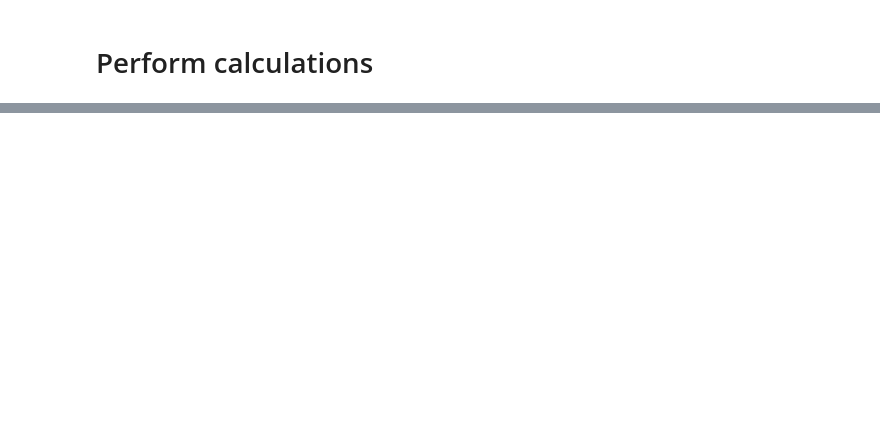
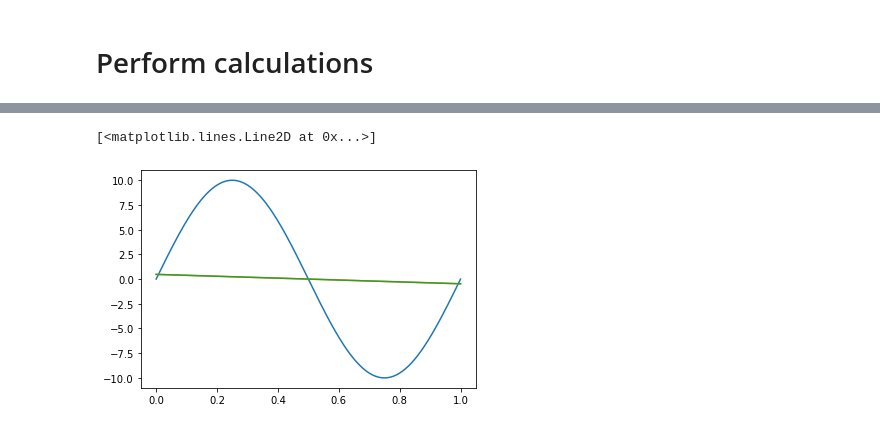
Before and after one commit to dibondar/QControlPolyOpt, a Jupyter notebook: demo_dyson_vs_magnus.ipynb, the cells around one changed output, grey strips where cells are left out. Drawn from its saved outputs; the diff is of its cells as text; code cells hidden in the pictures; blank space fills up the shorter version.

```diff
--- a/demo_dyson_vs_magnus.ipynb
+++ b/demo_dyson_vs_magnus.ipynb
@@ -160,0 +166,16 @@ plt.show()
+# %%
+t = symbols('t')
+u_original = lambdify(t, sympify(u_original_str), 'numpy')
+
+times = np.linspace(0, qsys_params['T'], 200)
+
+u_scipy = magnus_result.u_reconstructed['scipy'][1]
+
+u_ncpol2sdpa = magnus_result.u_reconstructed['ncpol2sdpa'][1]
+# %%
+plt.plot(times, u_original(times))
+plt.plot(times, u_scipy(times))
+plt.plot(times, u_ncpol2sdpa(times))
+# %% [output]
+[<matplotlib.lines.Line2D at 0x...>]
+[figure, added]
```
Also changed, not shown: parts of 9 cells of this notebook, 1 other file.
